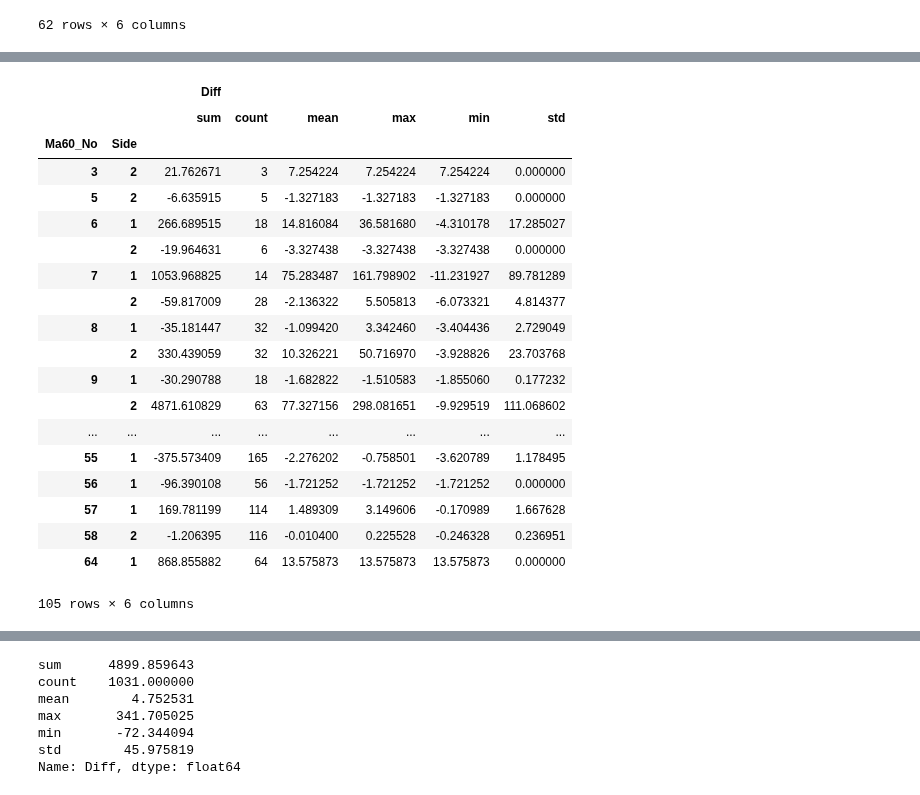
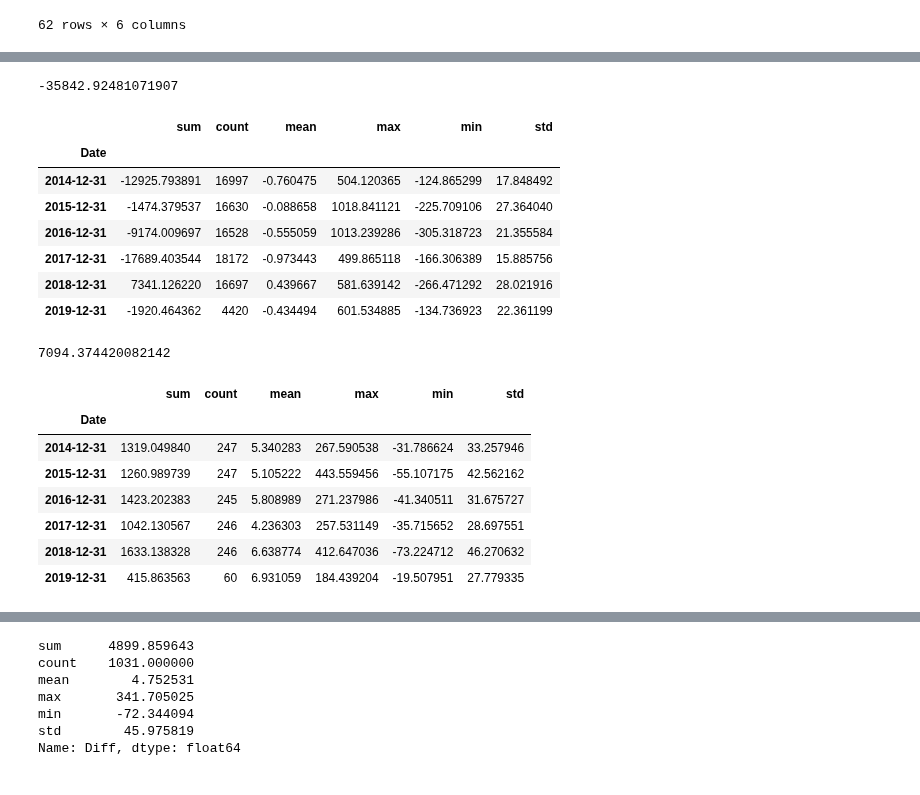
Before and after one commit to che7611/test2, a Jupyter notebook: MA60.ipynb, the cells around one changed output, grey strips where cells are left out. Drawn from its saved outputs; the diff is of its cells as text; code cells hidden in the pictures.

```diff
--- a/MA60.ipynb
+++ b/MA60.ipynb
@@ -23,6 +23,3 @@ df1.head()
 | 2014-01-02 09:17:00 | 2014-01-02 09:17:00 | HSI1401 | 23395.0 | 23444.0 | 23391.0 | 23431.0 | NaN | NaN | NaN | NaN | NaN | ... |
 | 2014-01-02 09:18:00 | 2014-01-02 09:18:00 | HSI1401 | 23432.0 | 23435.0 | 23419.0 | 23423.0 | NaN | NaN | NaN | NaN | NaN | ... |
 | 2014-01-02 09:19:00 | 2014-01-02 09:19:00 | HSI1401 | 23426.0 | 23426.0 | 23390.0 | 23401.0 | NaN | NaN | NaN | NaN | NaN | ... |
-# %%
-time1=dt.time(9,15,0)
-time2=dt.time(16,30,0)
@@ -351,26 +353,34 @@ print(t2-t1)
 # %%
 Calc=['sum','count','mean','max','min','std']
 R1=pd.DataFrame(Result)
-R1[['Ma60_No','Side','Diff']].groupby(['Ma60_No','Side']).agg(Calc)
-# R1['Diff'].agg(Calc)
+# R1[['Ma60_No','Side','Diff']].groupby(['Ma60_No','Side']).agg(Calc)
-# %% [output]
-|  |  | Diff |  |  |  |  |  |
-|  |  | sum | count | mean | max | min | std |
-| Ma60_No | Side |  |  |  |  |  |  |
-| 3 | 2 | 21.762671 | 3 | 7.254224 | 7.254224 | 7.254224 | 0.000000 |
-| 5 | 2 | -6.635915 | 5 | -1.327183 | -1.327183 | -1.327183 | 0.000000 |
-| 6 | 1 | 266.689515 | 18 | 14.816084 | 36.581680 | -4.310178 | 17.285027 |
-|  | 2 | -19.964631 | 6 | -3.327438 | -3.327438 | -3.327438 | 0.000000 |
-| 7 | 1 | 1053.968825 | 14 | 75.283487 | 161.798902 | -11.231927 | 89.781289 |
-|  | 2 | -59.817009 | 28 | -2.136322 | 5.505813 | -6.073321 | 4.814377 |
-| 8 | 1 | -35.181447 | 32 | -1.099420 | 3.342460 | -3.404436 | 2.729049 |
-|  | 2 | 330.439059 | 32 | 10.326221 | 50.716970 | -3.928826 | 23.703768 |
-| 9 | 1 | -30.290788 | 18 | -1.682822 | -1.510583 | -1.855060 | 0.177232 |
-|  | 2 | 4871.610829 | 63 | 77.327156 | 298.081651 | -9.929519 | 111.068602 |
-| ... | ... | ... | ... | ... | ... | ... | ... |
-| 55 | 1 | -375.573409 | 165 | -2.276202 | -0.758501 | -3.620789 | 1.178495 |
-| 56 | 1 | -96.390108 | 56 | -1.721252 | -1.721252 | -1.721252 | 0.000000 |
-| 57 | 1 | 169.781199 | 114 | 1.489309 | 3.149606 | -0.170989 | 1.667628 |
-| 58 | 2 | -1.206395 | 116 | -0.010400 | 0.225528 | -0.246328 | 0.236951 |
-| 64 | 1 | 868.855882 | 64 | 13.575873 | 13.575873 | 13.575873 | 0.000000 |
-105 rows × 6 columns
+# %%
+R1['Diff'].agg(Calc)
+R1.head()
+R1['Date']=pd.to_datetime(R1.Date)
+print(R1.Diff.sum())
+R1.set_index('Date').resample('Y')['Diff'].agg(Calc)
+# %% [output]
+-35842.92481071907
+|  | sum | count | mean | max | min | std |
+| Date |  |  |  |  |  |  |
+| 2014-12-31 | -12925.793891 | 16997 | -0.760475 | 504.120365 | -124.865299 | 17.848492 |
+| 2015-12-31 | -1474.379537 | 16630 | -0.088658 | 1018.841121 | -225.709106 | 27.364040 |
+| 2016-12-31 | -9174.009697 | 16528 | -0.555059 | 1013.239286 | -305.318723 | 21.355584 |
+| 2017-12-31 | -17689.403544 | 18172 | -0.973443 | 499.865118 | -166.306389 | 15.885756 |
+| 2018-12-31 | 7341.126220 | 16697 | 0.439667 | 581.639142 | -266.471292 | 28.021916 |
+| 2019-12-31 | -1920.464362 | 4420 | -0.434494 | 601.534885 | -134.736923 | 22.361199 |
+# %%
+cont=R1.Ma60_No==1
+print(R1[cont].Diff.sum())
+R1[cont].set_index('Date').resample('Y')['Diff'].agg(Calc)
+# %% [output]
+7094.374420082142
+|  | sum | count | mean | max | min | std |
+| Date |  |  |  |  |  |  |
+| 2014-12-31 | 1319.049840 | 247 | 5.340283 | 267.590538 | -31.786624 | 33.257946 |
+| 2015-12-31 | 1260.989739 | 247 | 5.105222 | 443.559456 | -55.107175 | 42.562162 |
+| 2016-12-31 | 1423.202383 | 245 | 5.808989 | 271.237986 | -41.340511 | 31.675727 |
+| 2017-12-31 | 1042.130567 | 246 | 4.236303 | 257.531149 | -35.715652 | 28.697551 |
+| 2018-12-31 | 1633.138328 | 246 | 6.638774 | 412.647036 | -73.224712 | 46.270632 |
+| 2019-12-31 | 415.863563 | 60 | 6.931059 | 184.439204 | -19.507951 | 27.779335 |
```
Also changed, not shown: parts of 5 cells of this notebook.
